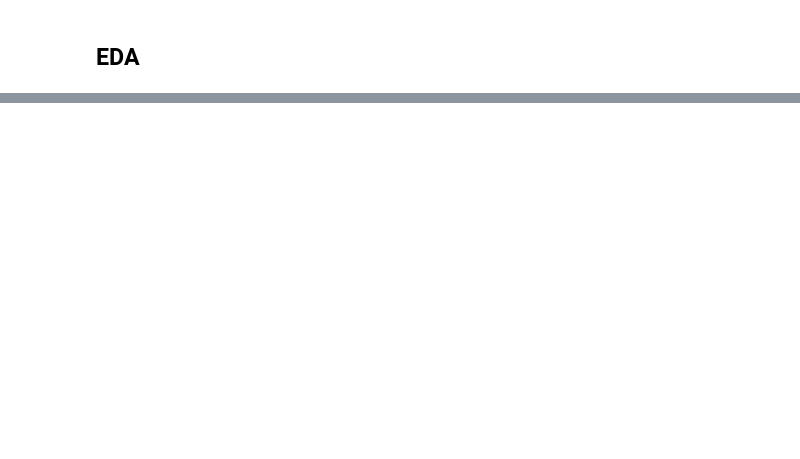
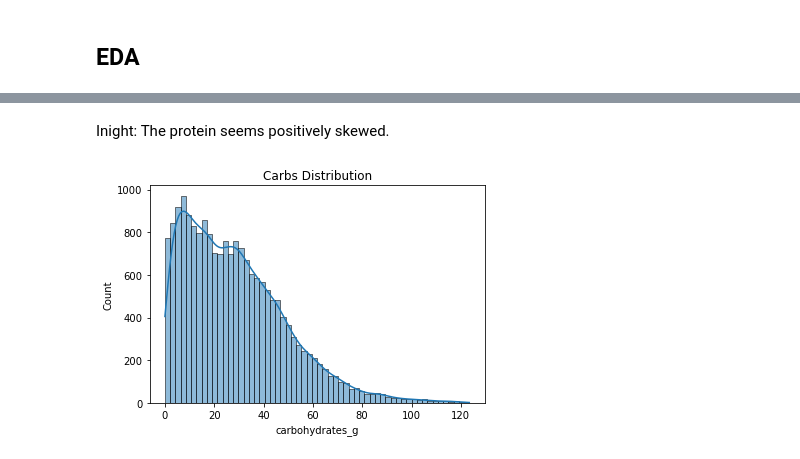
Before and after one commit to Hanadi-am/Personalized_Recipe_Recommender, a Jupyter notebook: src/Recipe.ipynb, the cells around one changed output, grey strips where cells are left out. Cells and saved outputs as stored; diff of their text form; code cells hidden in the pictures; blank space fills up the shorter version.

```diff
--- a/src/Recipe.ipynb
+++ b/src/Recipe.ipynb
@@ -668,0 +774,7 @@ Recipe.to_csv('full_clean_data.csv', index = False)
+# %% [markdown]
+Inight: The protein seems positively skewed.
+# %%
+sns.histplot(Recipe.carbohydrates_g, kde=True)
+plt.title('Carbs Distribution');
+# %% [output]
+[figure, added]
```
Also changed, not shown: parts of 42 cells of this notebook, 1 other file.
